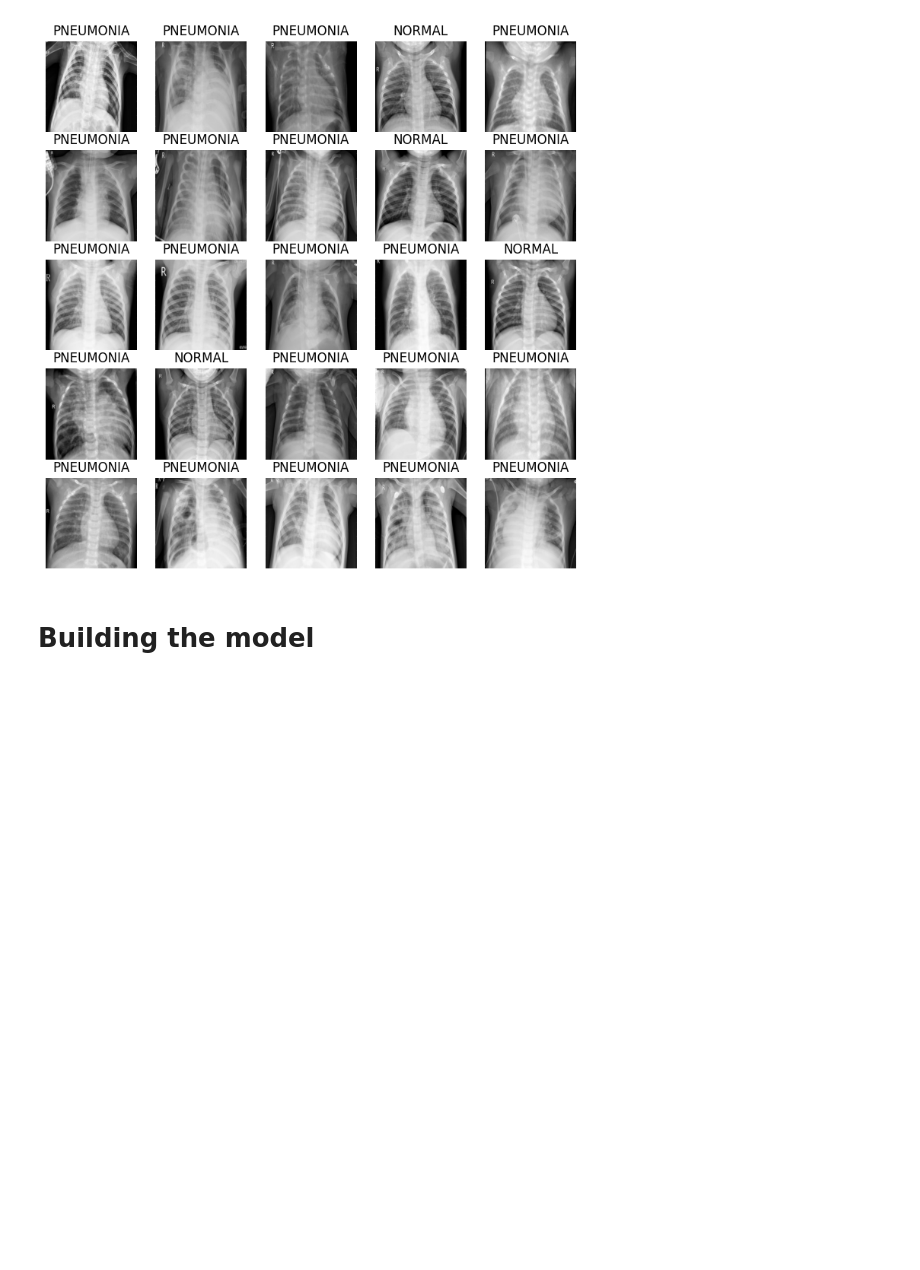
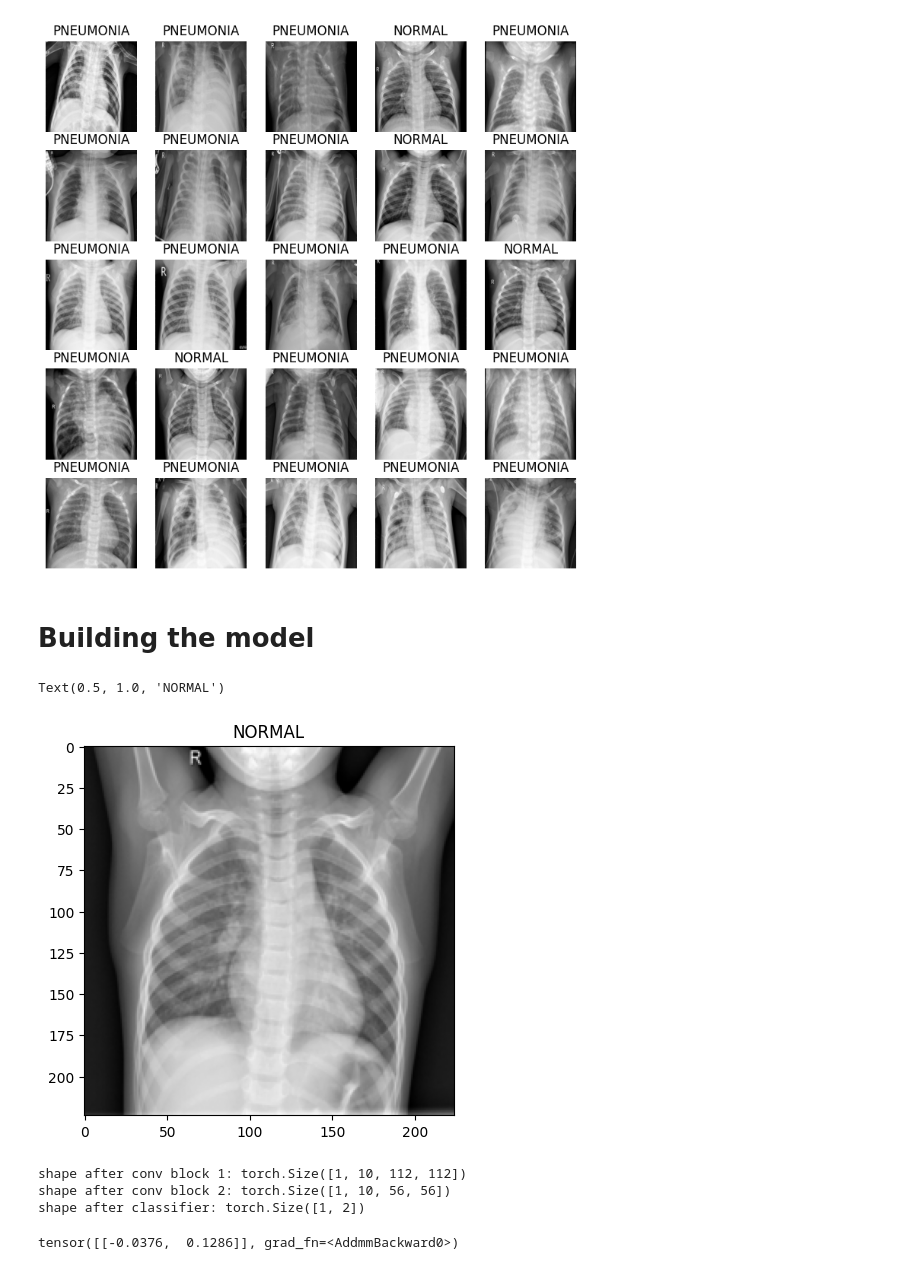
Before and after one commit to yukliio/stemcamp.aistation, a Jupyter notebook: pneumonia.ipynb, the cells around one changed output. Saved outputs shown, nothing was run; the diff lists cells and outputs as text; code cells hidden in the pictures; blank space fills up the shorter version.

```diff
--- a/pneumonia.ipynb
+++ b/pneumonia.ipynb
@@ -215 +215,8 @@ class PnemoniaModelV1(nn.Module):
         return x
+# %%
+image, label = train_dataset_normal[0]
+plt.imshow(torch.squeeze(image), cmap='grey')
+plt.title(labels[label])
+# %% [output]
+Text(0.5, 1.0, 'NORMAL')
+[figure, added]
@@ -218,0 +231,8 @@ model_1 =
+# %%
+rand_image_tensor = torch.randn(size=(1,224,224))
+model_1(rand_image_tensor.unsqueeze(0))
+# %% [output]
+shape after conv block 1: torch.Size([1, 10, 112, 112])
+shape after conv block 2: torch.Size([1, 10, 56, 56])
+shape after classifier: torch.Size([1, 2])
+tensor([[-0.0376,  0.1286]], grad_fn=<AddmmBackward0>)
```
Also changed, not shown: parts of 9 cells of this notebook.
